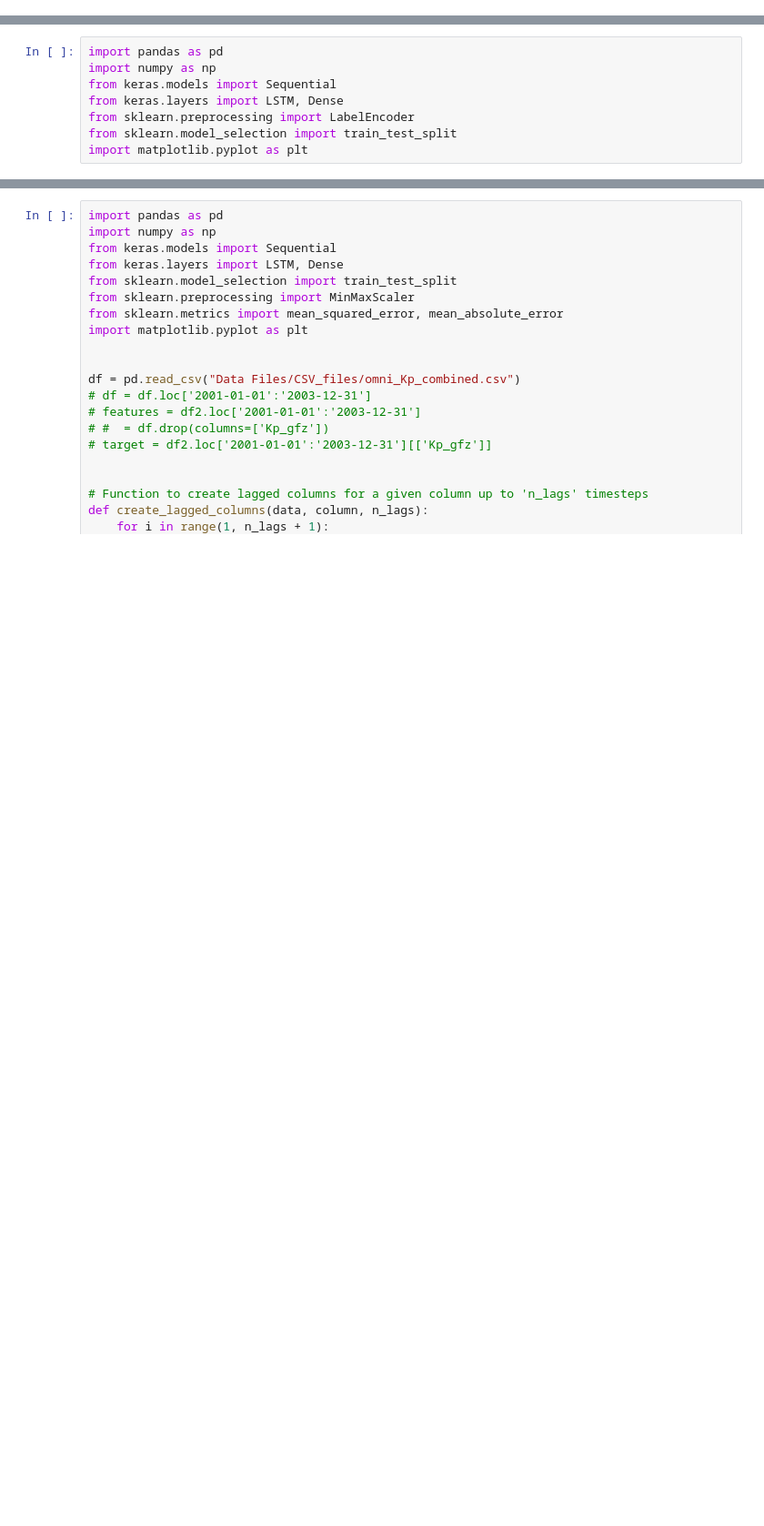
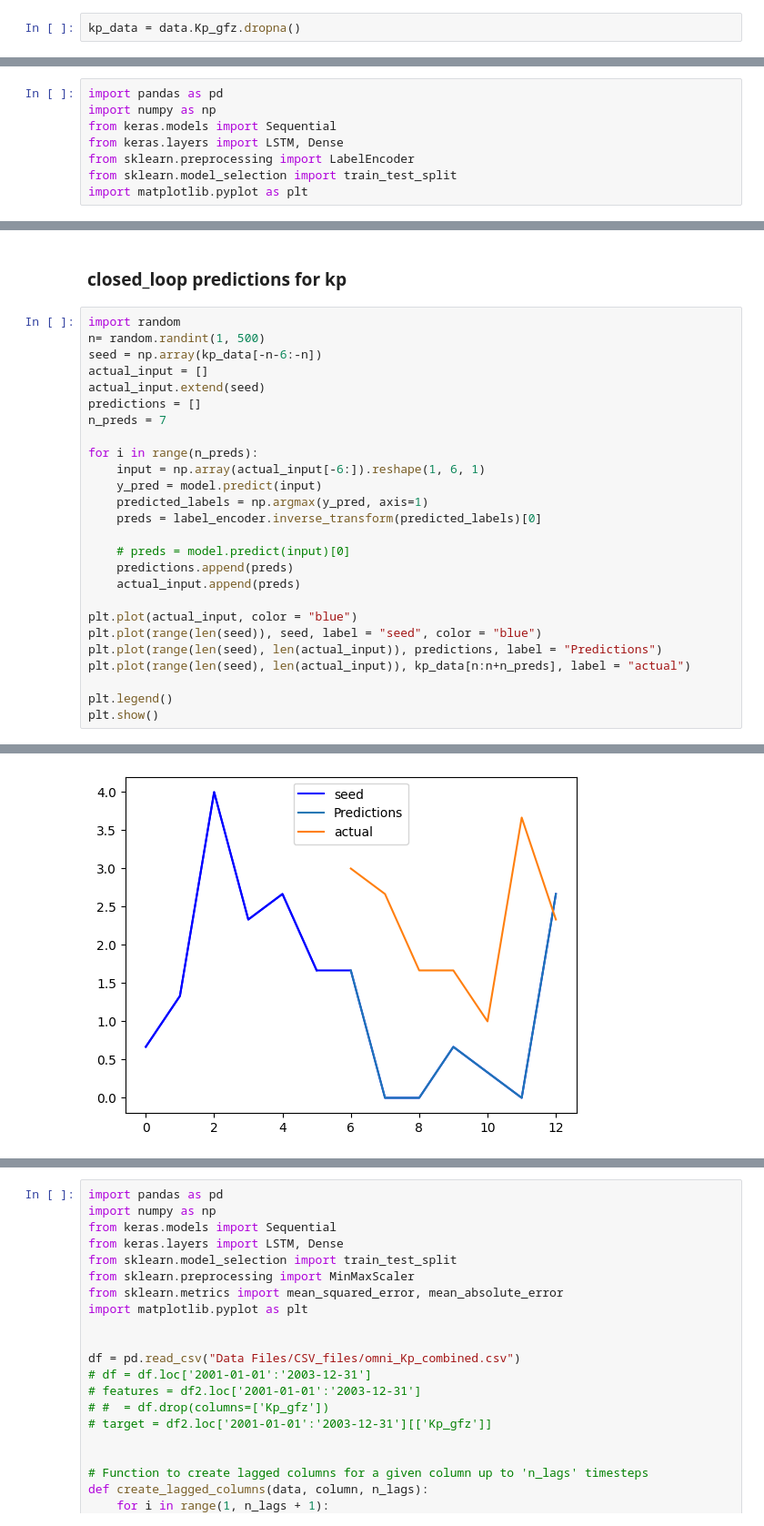
Before and after one commit to CrazyCyberbug/KP-prediction-sytem, a Jupyter notebook: Kp predictor/playground.ipynb, the cells around one changed output, grey strips where cells are left out. Shown at 91% size. Drawn from its saved outputs; the diff is of its cells as text; blank space fills up the shorter version.

```diff
--- a/Kp predictor/playground.ipynb
+++ b/Kp predictor/playground.ipynb
@@ -559 +448,3 @@ df
+# %%
+kp_data = data.Kp_gfz.dropna()
 # %%
@@ -655,0 +573,29 @@ import matplotlib.pyplot as plt
+# %% [markdown]
+### **closed_loop predictions for kp**
+# %%
+import random
+n= random.randint(1, 500)
+seed = np.array(kp_data[-n-6:-n])
+actual_input = []
+actual_input.extend(seed)
+predictions = []
+n_preds = 7
+
+for i in range(n_preds):
+    input = np.array(actual_input[-6:]).reshape(1, 6, 1)
+    y_pred = model.predict(input)
+    predicted_labels = np.argmax(y_pred, axis=1)
+    preds = label_encoder.inverse_transform(predicted_labels)[0]
+
+    # preds = model.predict(input)[0]
+    predictions.append(preds)
+    actual_input.append(preds)
+
+plt.plot(actual_input, color = "blue")
+plt.plot(range(len(seed)), seed, label = "seed", color = "blue")
+plt.plot(range(len(seed), len(actual_input)), predictions, label = "Predictions")
+plt.plot(range(len(seed), len(actual_input)), kp_data[n:n+n_preds], label = "actual")
+
+plt.legend()
+plt.show()
+# %% [output]
@@ -655,0 +609 @@ import matplotlib.pyplot as plt
+[figure, added]
```
Also changed, not shown: parts of 26 cells of this notebook.
